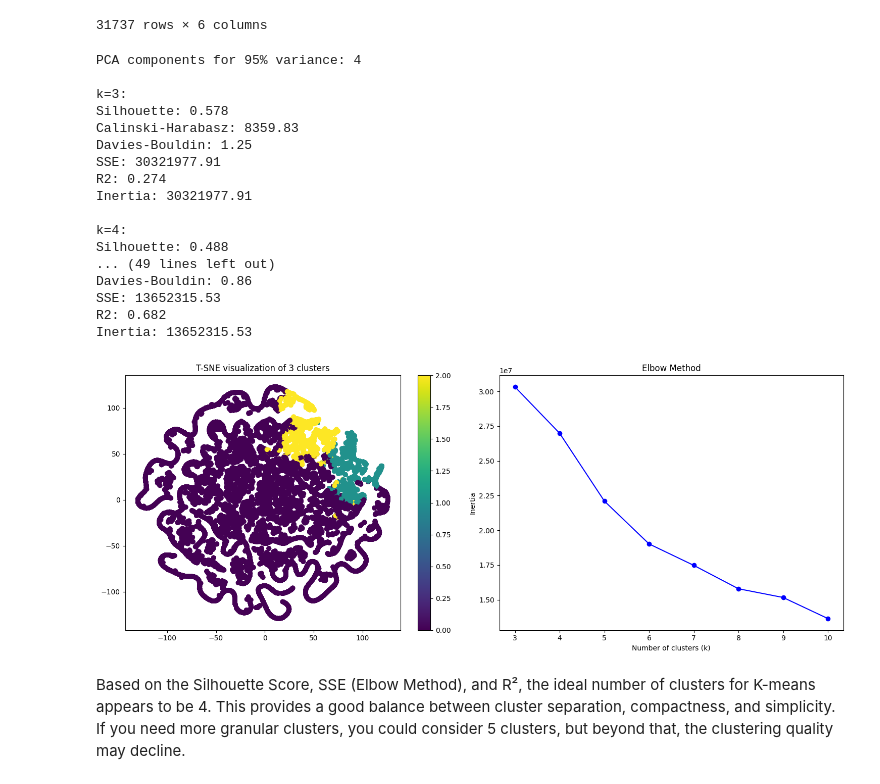
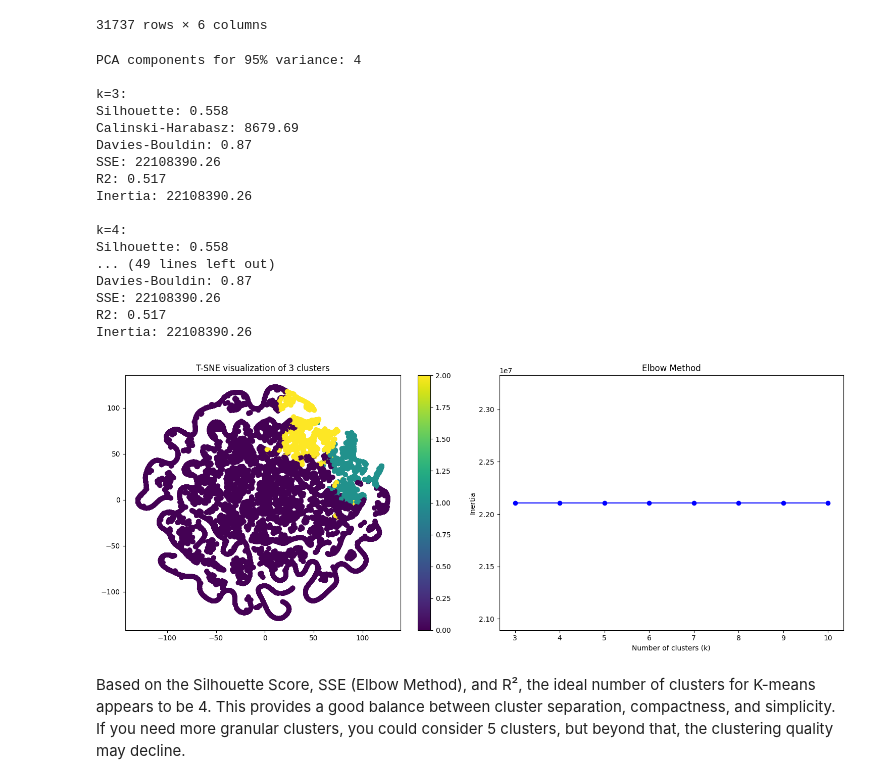
Before and after one commit to diogoruivo47/Data-Mining, a Jupyter notebook: cleaning_and_partitioning(more).ipynb, the cells around one changed output. Saved outputs shown, nothing was run; the diff lists cells and outputs as text; code cells hidden in the pictures.

```diff
--- a/cleaning_and_partitioning(more).ipynb
+++ b/cleaning_and_partitioning(more).ipynb
@@ -246,7 +250,7 @@ print(f"PCA components for 95% variance: {X_pca.shape[1]}")
 # Clustering metrics
 metrics = []
 for k in range(3, 11):
-    kmeans = KMeans(n_clusters=k, init='k-means++', random_state=42)
+    kmeans = KMeans(n_clusters=5, init='k-means++', random_state=42)
     labels = kmeans.fit_predict(X_pca)
 
     # Calculate SSE
@@ -279,45 +283,45 @@ for m in metrics:
 best_k = max(metrics, key=lambda x: x['silhouette'])['k']
 kmeans_final = KMeans(n_clusters=best_k, init='k-means++', random_state=42)
 labels = kmeans_final.fit_predict(X_pca)
 
 tsne = TSNE(random_state=42)
 embedding = tsne.fit_transform(X_pca)
 
 # Plotting
 fig, (ax1, ax2) = plt.subplots(1, 2, figsize=(15, 6))
 
 # T-SNE plot
 scatter = ax1.scatter(embedding[:, 0], embedding[:, 1], c=labels, cmap='viridis')
 ax1.set_title(f'T-SNE visualization of {best_k} clusters')
 plt.colorbar(scatter, ax=ax1)
 
 # Elbow plot
 ax2.plot(range(3, 11), [m['inertia'] for m in metrics], 'bo-')
 ax2.set_xlabel('Number of clusters (k)')
 ax2.set_ylabel('Inertia')
 ax2.set_title('Elbow Method')
 
 plt.tight_layout()
 plt.show()
 # %% [output]
 PCA components for 95% variance: 4
 
 k=3:
-Silhouette: 0.578
-Calinski-Harabasz: 8359.83
-Davies-Bouldin: 1.25
-SSE: 30321977.91
-R2: 0.274
-Inertia: 30321977.91
+Silhouette: 0.558
+Calinski-Harabasz: 8679.69
+Davies-Bouldin: 0.87
+SSE: 22108390.26
+R2: 0.517
+Inertia: 22108390.26
 
 k=4:
-Silhouette: 0.488
+Silhouette: 0.558
 ... (49 lines left out)
-Davies-Bouldin: 0.86
-SSE: 13652315.53
-R2: 0.682
-Inertia: 13652315.53
+Davies-Bouldin: 0.87
+SSE: 22108390.26
+R2: 0.517
+Inertia: 22108390.26
-[figure, old version]
+[figure, new version]
 # %% [markdown]
 Based on the Silhouette Score, SSE (Elbow Method), and R², the ideal number of clusters for K-means appears to be 4. This provides a good balance between cluster separation, compactness, and simplicity. If you need more granular clusters, you could consider 5 clusters, but beyond that, the clustering quality may decline.
 # %%
```
Also changed, not shown: parts of 26 cells of this notebook.
